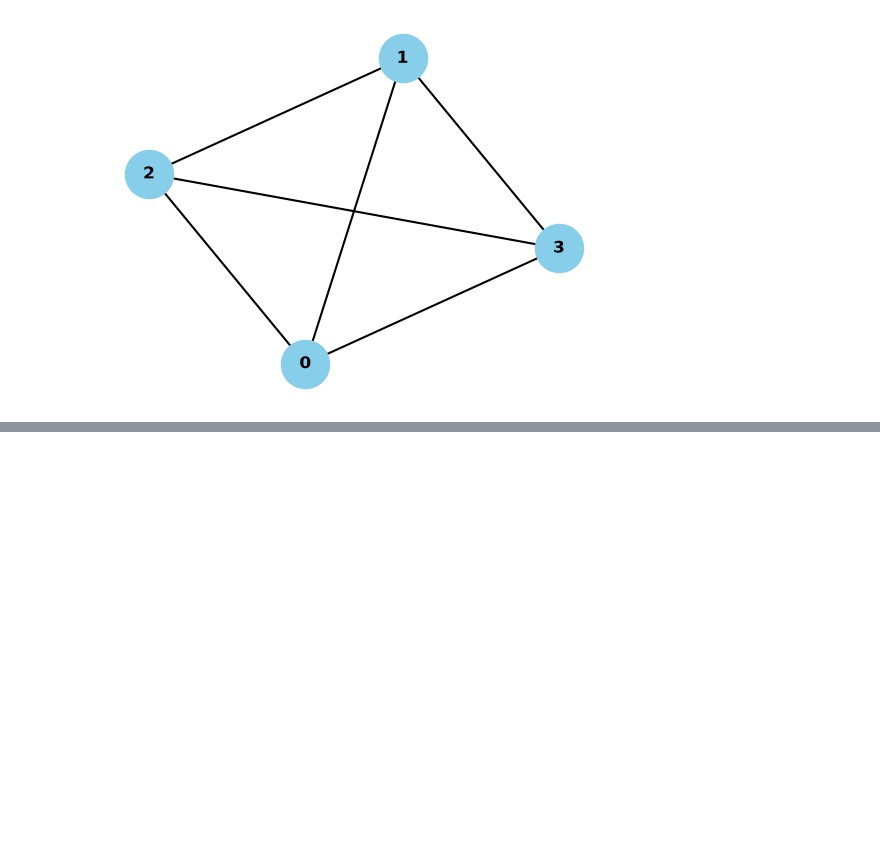
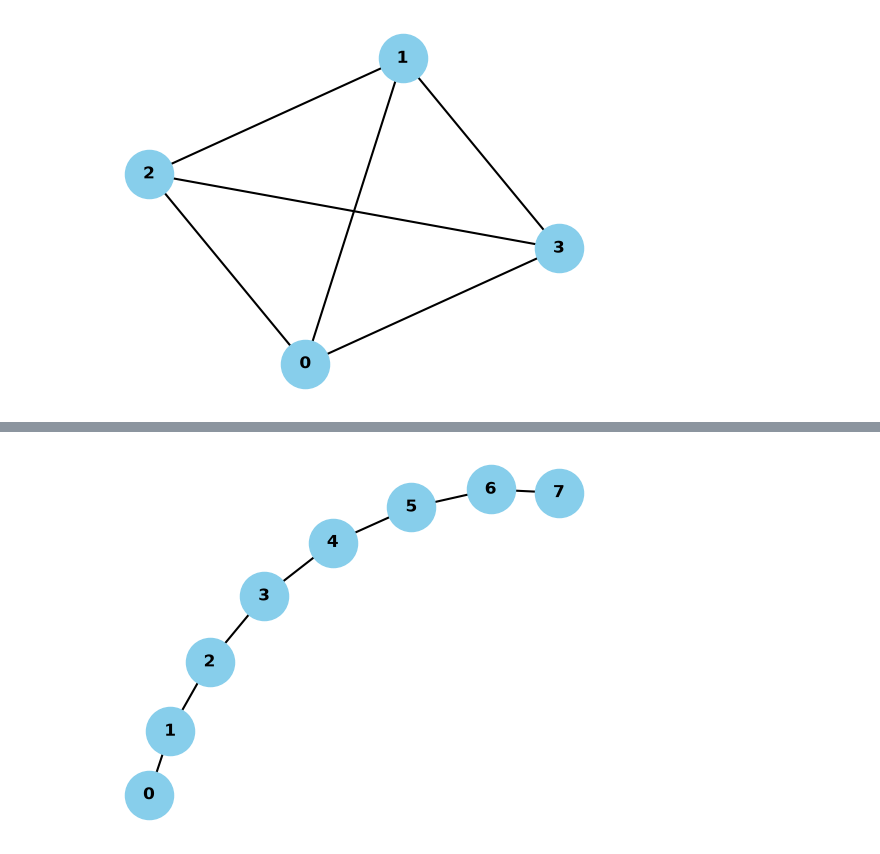
Before and after one commit to Jazzwal4980/hon498-discrete-structures-in-real-world-data, a Jupyter notebook: GROUP_REPORT_ONE/Part1_GettingToKnowGraphs_SecondHalf.ipynb, the cells around one changed output, grey strips where cells are left out. Saved outputs shown, nothing was run; the diff lists cells and outputs as text; code cells hidden in the pictures; blank space fills up the shorter version.

```diff
--- a/GROUP_REPORT_ONE/Part1_GettingToKnowGraphs_SecondHalf.ipynb
+++ b/GROUP_REPORT_ONE/Part1_GettingToKnowGraphs_SecondHalf.ipynb
@@ -1384,0 +1464,14 @@ As previously mentioned, an Unweighted Graph is a graphw here each edge is treat
+# %%
+import matplotlib.pyplot as plt
+import networkx as nx
+
+# Sparse graph: 8 vertices and only 7 edges (out of 28 possible)
+G = nx.path_graph(8)
+
+nx.draw_networkx(
+    G, node_color="#87CEEB", node_size=1200, font_weight="bold", width=1.5
+)
+plt.axis("off")
+plt.show()
+# %% [output]
+[figure, added]
```
Also changed, not shown: parts of 15 cells of this notebook.
